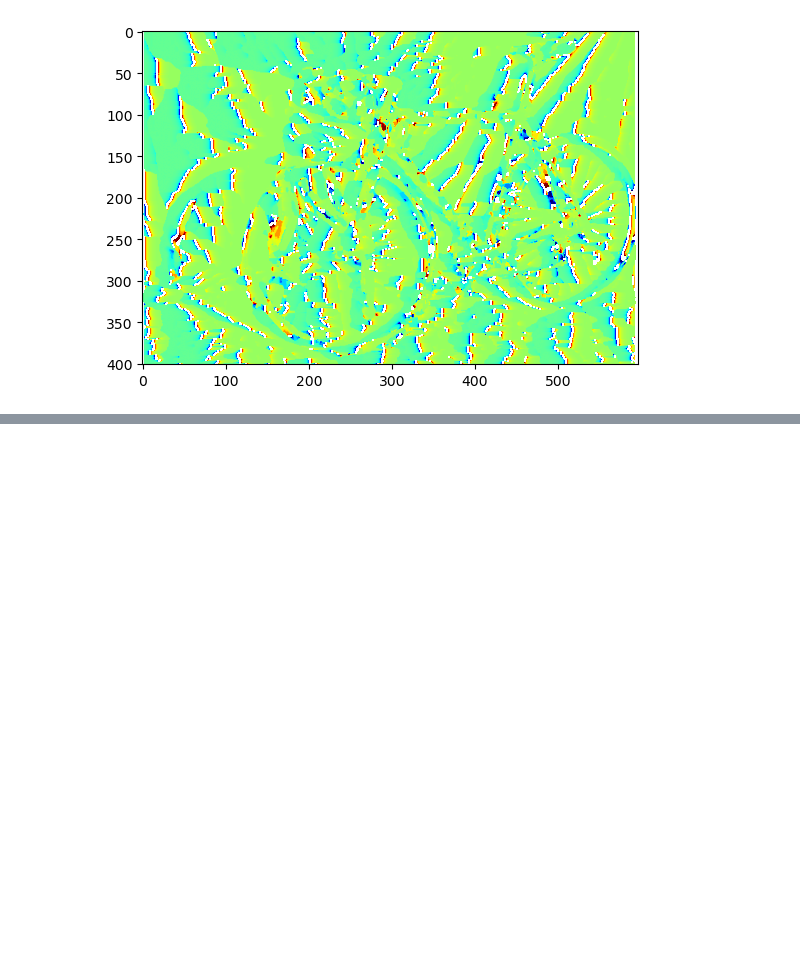
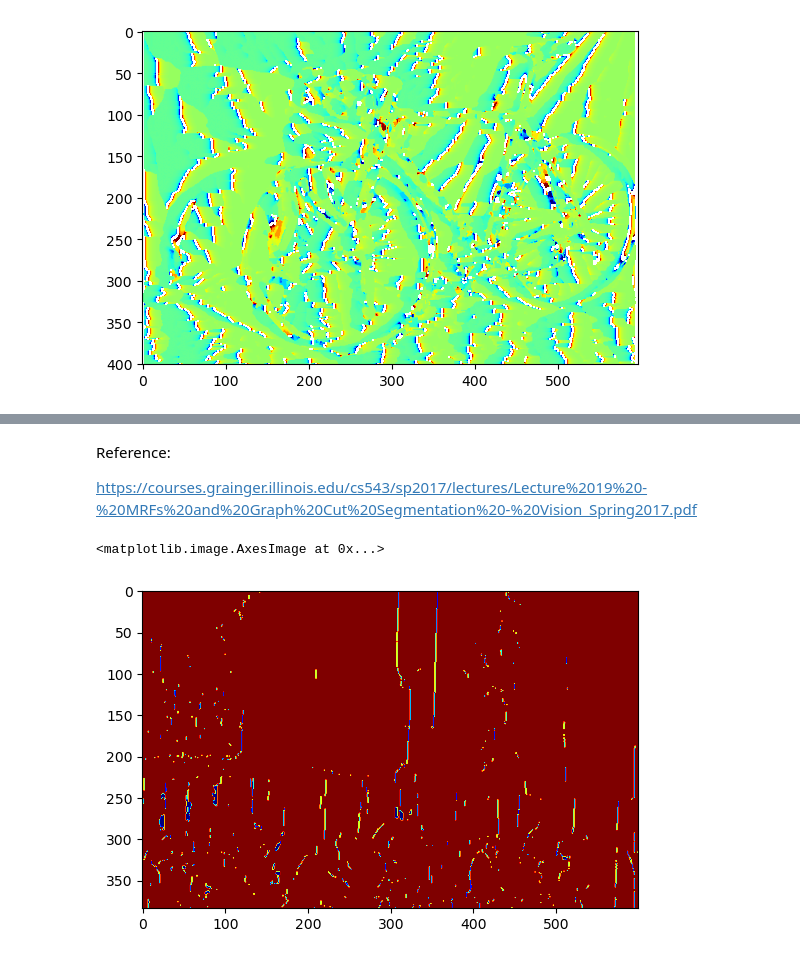
Before and after one commit to SAutum/ai-ds, a Jupyter notebook: cv/hongli/project3/project3.ipynb, the cells around one changed output, grey strips where cells are left out. Saved outputs shown, nothing was run; the diff lists cells and outputs as text; code cells hidden in the pictures; blank space fills up the shorter version.

```diff
--- a/cv/hongli/project3/project3.ipynb
+++ b/cv/hongli/project3/project3.ipynb
@@ -170,0 +176,23 @@ plt.imshow(depth, cmap='jet')
+# %% [markdown]
+Reference:
+
+https://courses.grainger.illinois.edu/cs543/sp2017/lectures/Lecture%2019%20-%20MRFs%20and%20Graph%20Cut%20Segmentation%20-%20Vision_Spring2017.pdf
+# %%
+def markov_random_fields(disparity_map):
+    # unary term
+    n = np.unique(disparity_map).shape[0]
+    unary = np.tile(disparity_map[:,:,np.newaxis], (1, 1, n))
+    for i in np.unique(disparity_map):
+        unary[:, :, i] = (disparity_map == i)*1
+
+    # pairwise term: activate when the disparity is different
+    smooth = 1 - np.eye(n)
+    labels = cut_grid_graph_simple(unary, smooth*0.0, n_iter=-1)
+    return labels
+
+labels = markov_random_fields(disparity_map_left).reshape(disparity_map.shape)
+# %%
+plt.imshow(labels, cmap='jet')
+# %% [output]
+<matplotlib.image.AxesImage at 0x...>
+[figure, added]
```
Also changed, not shown: parts of 2 cells of this notebook, 1 other file.
